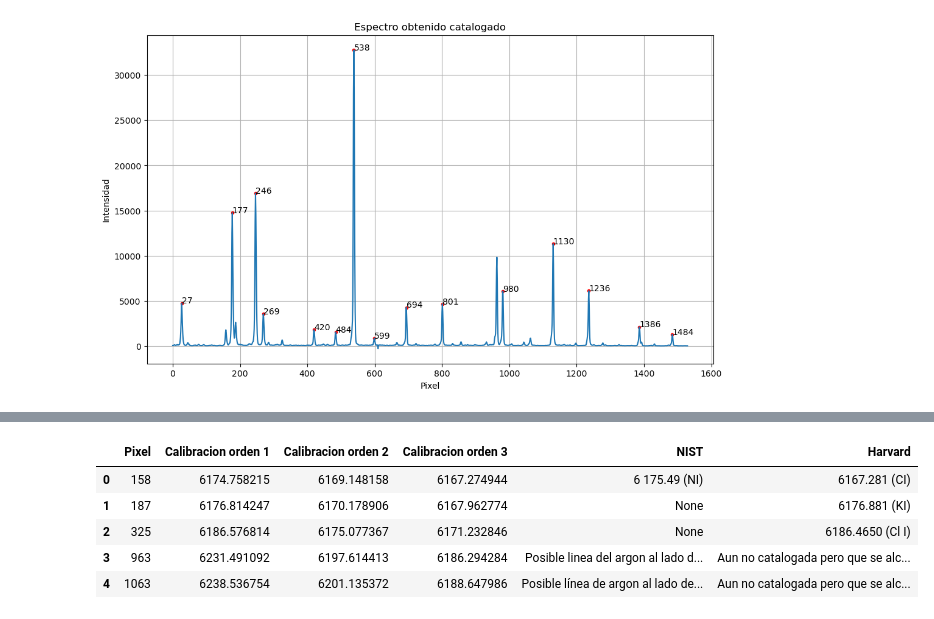
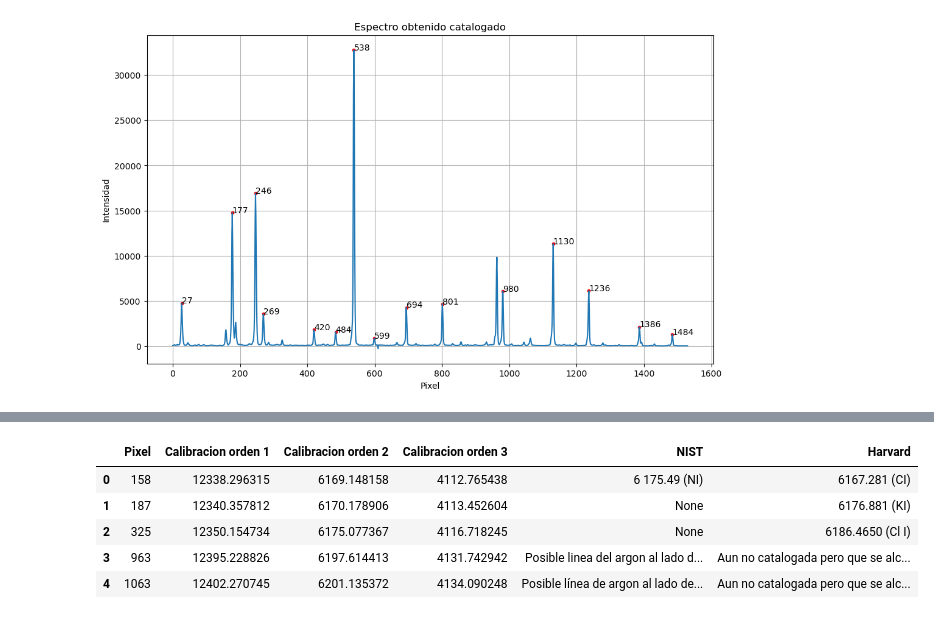
Before and after one commit to ccuellarn/Torium-Operation, a Jupyter notebook: Analisis.ipynb, the cells around one changed output, grey strips where cells are left out. Cells and saved outputs as stored; diff of their text form; code cells hidden in the pictures.

Commit message:
Arreglado con lineas identificadas

```diff
--- a/Analisis.ipynb
+++ b/Analisis.ipynb
@@ -154,14 +154,14 @@ def LinearFit(datax,datay,n):
     res = []
     ym = []
     xm = []
+    xres = []
 
     for i in range(0,len(datax)):
         ym.append((_x[i]**n)*param[0] + (_x[i]**(n-1))*param[1] + (_x[i]**(n-2))*param[2] + param[3])
         xm.append(_x[i])
         ye = param[0]*(datax[i]**n) + param[1]*(datax[i]**(n-1)) + param[2]*(datax[i]**(n-2)) + param[3]
         res.append(ye-datay[i])
-
-    xres = np.linspace(min(datay),max(datay),len(res))
+        xres.append(datax[i])
 
     #Solo descomentar si es necesario revisar el grado de los residuos
     # paramr = np.polyfit(xres,res, 3)
@@ -197,32 +198,34 @@ fig1.tight_layout()
 # %%
-def Calibration(pix,param,a):
-    return ((a*pix)**3)*param[0] + ((a*pix)**2)*param[1] + (a*pix)*param[2] + param[3]
+def Calibration(pix,param):
+    return ((pix)**3)*param[0] + ((pix)**2)*param[1] + (pix)*param[2] + param[3]
 
 def LineasSus(pixs):
     Data = pd.DataFrame()
     Data['Pixel'] = pixs
     Orden1 = []
     Orden2 = []
     Orden3 = []
     for i in pixs:
-        Orden1.append(Calibration(i,param,2))
-        Orden2.append(Calibration(i,param,1))
-        Orden3.append(Calibration(i,param,2/3))
+        Orden1.append(Calibration(i,param)*2)
+        Orden2.append(Calibration(i,param))
+        Orden3.append(Calibration(i,param)*(2/3))
 
     Data['Calibracion orden 1'] = Orden1
     Data['Calibracion orden 2'] = Orden2
     Data['Calibracion orden 3'] = Orden3
 
     return Data
 
 LineasSos = LineasSus(PixSus)
-LineasSos['NIST'] = ['6 175.49 (NI)', None, None, 'Posible linea del argon al lado de 6232.974', 'Posible línea de argon al lado de 6203.492']
-LineasSos['Harvard'] = [ '6167.281 (CI)', '6176.881 (KI)', '6186.4650 (Cl I)', 'Aun no catalogada pero que se alcanza a ver',  'Aun no catalogada pero que se alcanza a ver']
+LineasSos['NIST orden 1'] = [12338.611,12340.487 , 12349.482, 12395.832, 12402.746]
+LineasSos['Comentarios 1'] = [ 'Th I', 'Fe I', 'Th I', 'Si I Ritz', 'Th II']
+LineasSos['NIST orden 3'] = [4112.754,4113.557 , 4 116.713, 4 131.723, 4 134.0678]
+LineasSos['Comentarios 3'] = [ 'Th I ', 'Th II', 'Th II', 'Ar II', 'Th I']
 LineasSos
 # %% [output]
 |  | Pixel | Calibracion orden 1 | Calibracion orden 2 | Calibracion orden 3 | NIST | Harvard |
-| 0 | 158 | 6174.758215 | 6169.148158 | 6167.274944 | 6 175.49 (NI) | 6167.281 (CI) |
-| 1 | 187 | 6176.814247 | 6170.178906 | 6167.962774 | None | 6176.881 (KI) |
-| 2 | 325 | 6186.576814 | 6175.077367 | 6171.232846 | None | 6186.4650 (Cl I) |
-| 3 | 963 | 6231.491092 | 6197.614413 | 6186.294284 | Posible linea del argon al lado d... | Aun no catalogada pero que se alc... |
-| 4 | 1063 | 6238.536754 | 6201.135372 | 6188.647986 | Posible línea de argon al lado de... | Aun no catalogada pero que se alc... |
+| 0 | 158 | 12338.296315 | 6169.148158 | 4112.765438 | 6 175.49 (NI) | 6167.281 (CI) |
+| 1 | 187 | 12340.357812 | 6170.178906 | 4113.452604 | None | 6176.881 (KI) |
+| 2 | 325 | 12350.154734 | 6175.077367 | 4116.718245 | None | 6186.4650 (Cl I) |
+| 3 | 963 | 12395.228826 | 6197.614413 | 4131.742942 | Posible linea del argon al lado d... | Aun no catalogada pero que se alc... |
+| 4 | 1063 | 12402.270745 | 6201.135372 | 4134.090248 | Posible línea de argon al lado de... | Aun no catalogada pero que se alc... |
```
Also changed, not shown: parts of 2 cells of this notebook, 1 other file.
